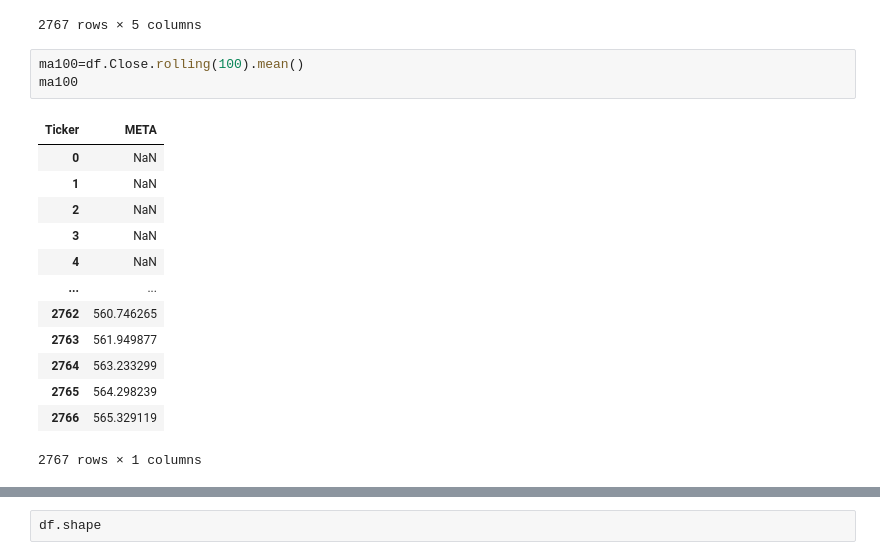
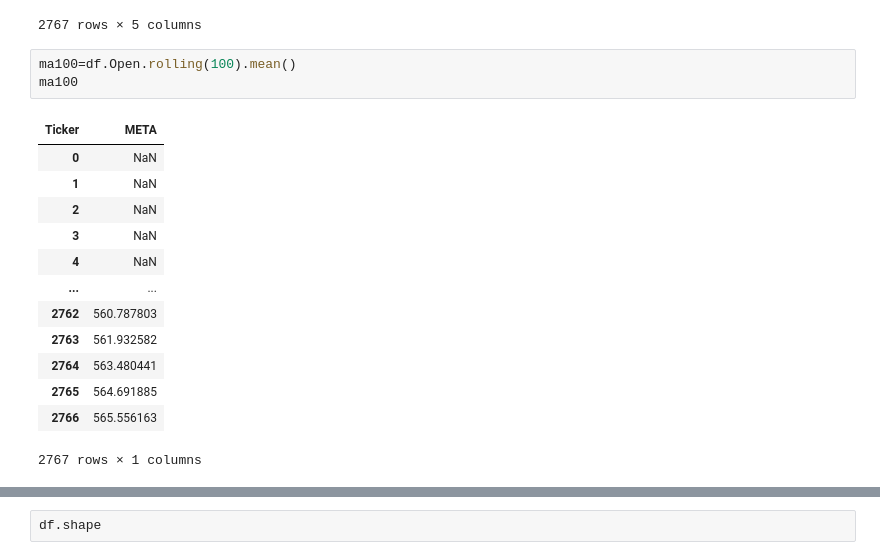
Before and after one commit to KPRANEETHA-1/Stock-Trend-Prediction, a Jupyter notebook: LSTM.ipynb, the cells around one changed output, grey strips where cells are left out. Drawn from its saved outputs; the diff is of its cells as text.

```diff
--- a/LSTM.ipynb
+++ b/LSTM.ipynb
@@ -74,21 +74,21 @@ df
 | 2766 | 590.714417 | 596.409362 | 585.059475 | 588.226640 | 7025900 |
 2767 rows × 5 columns
 # %%
-ma100=df.Close.rolling(100).mean()
+ma100=df.Open.rolling(100).mean()
 ma100
 # %% [output]
 | Ticker | META |
 | 0 | NaN |
 | 1 | NaN |
 | 2 | NaN |
 | 3 | NaN |
 | 4 | NaN |
 | ... | ... |
-| 2762 | 560.746265 |
-| 2763 | 561.949877 |
-| 2764 | 563.233299 |
-| 2765 | 564.298239 |
-| 2766 | 565.329119 |
+| 2762 | 560.787803 |
+| 2763 | 561.932582 |
+| 2764 | 563.480441 |
+| 2765 | 564.691885 |
+| 2766 | 565.556163 |
 2767 rows × 1 columns
 # %%
 plt.figure(figsize=(12,6))
```
Also changed, not shown: parts of 4 cells of this notebook, 1 other file.
